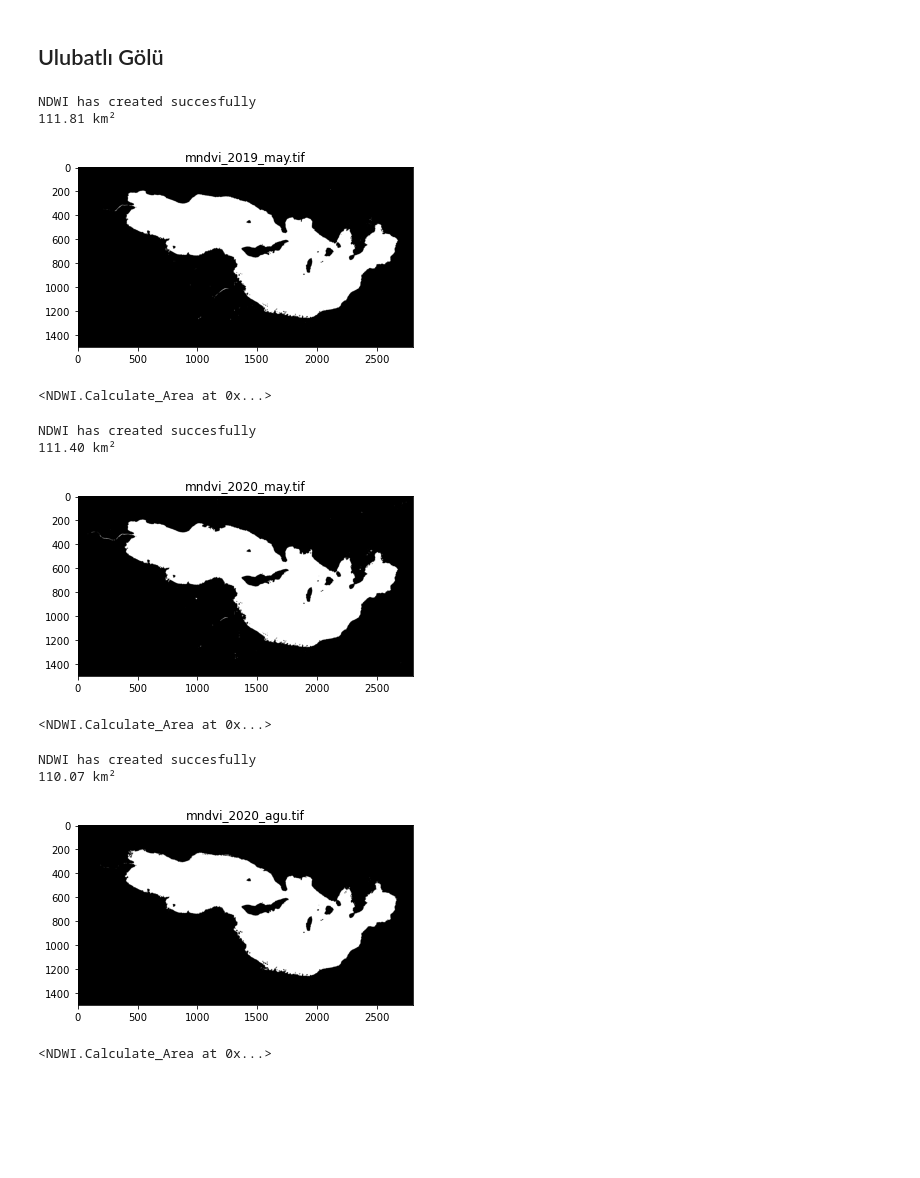
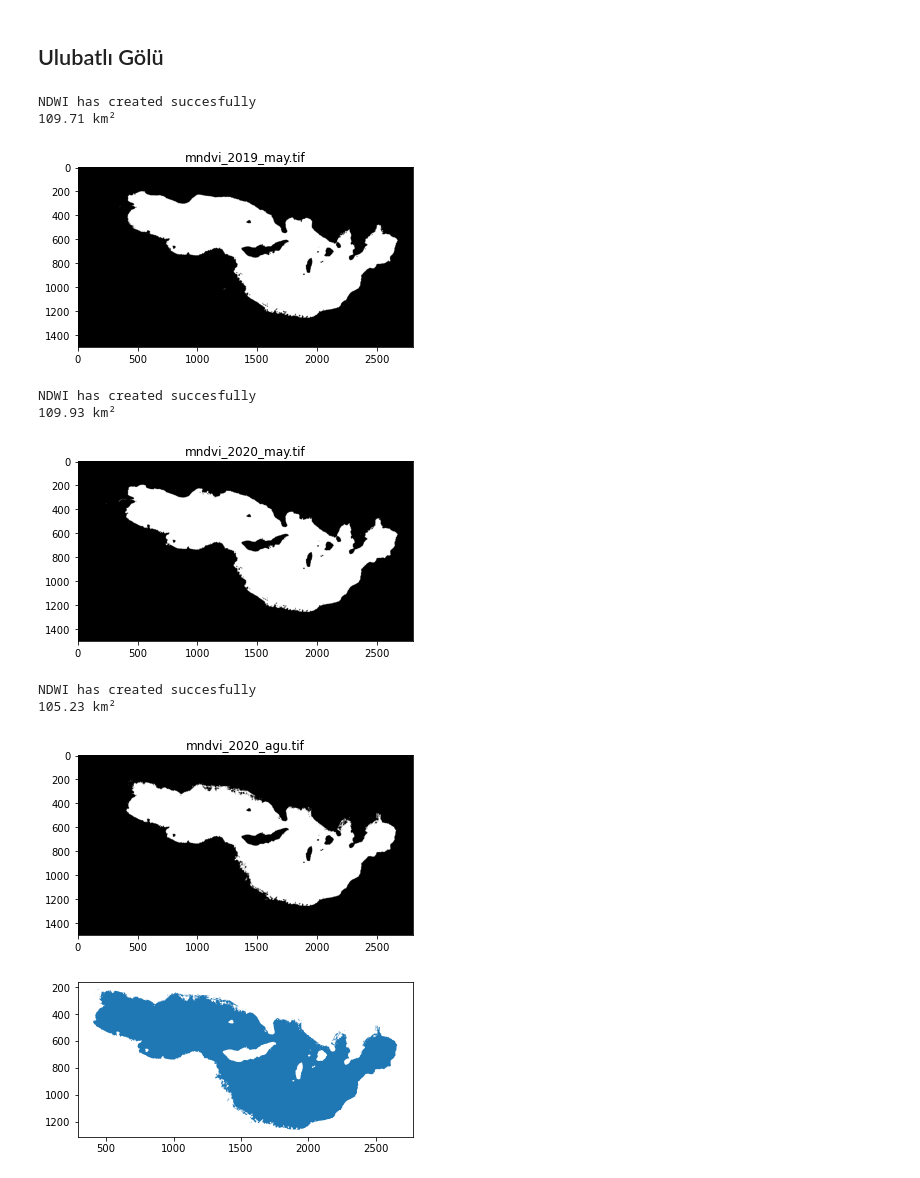
Before and after one commit to dagdelenvolkan/Extraction-Water-Areas-from-Sentinel-2A, a Jupyter notebook: example.ipynb, the cells around one changed output. Saved outputs shown, nothing was run; the diff lists cells and outputs as text; code cells hidden in the pictures; blank space fills up the shorter version.

```diff
--- a/example.ipynb
+++ b/example.ipynb
@@ -4,25 +4,26 @@
 import NDWI
 # %%
 NDWI.NDWI('T35TPE_20190530T084601_B03_10m.jp2', 'T35TPE_20190530T084601_B12_20m.jp2', 'mndvi_2019_may.tif')
-NDWI.Calculate_Area('mndvi_2019_may.tif')
+NDWI.Calculate_Area('mndvi_2019_may.tif').print_screen()
 # %% [output]
 NDWI has created succesfully
-111.81 km²
+109.71 km²
-[figure, old version]
+[figure, new version]
-<NDWI.Calculate_Area at 0x...>
 # %%
 NDWI.NDWI('T35TPE_20200524T084601_B03_10m.jp2', 'T35TPE_20200524T084601_B12_20m.jp2', 'mndvi_2020_may.tif')
-NDWI.Calculate_Area('mndvi_2020_may.tif')
+NDWI.Calculate_Area('mndvi_2020_may.tif').print_screen()
 # %% [output]
 NDWI has created succesfully
-111.40 km²
+109.93 km²
-[figure, old version]
+[figure, new version]
-<NDWI.Calculate_Area at 0x...>
 # %%
 NDWI.NDWI('T35TPE_20200812T084601_B03_10m.jp2', 'T35TPE_20200812T084601_B12_20m.jp2', 'mndvi_2020_agu.tif')
-NDWI.Calculate_Area('mndvi_2020_agu.tif')
+NDWI.Calculate_Area('mndvi_2020_agu.tif').print_screen()
 # %% [output]
 NDWI has created succesfully
-110.07 km²
+105.23 km²
-[figure, old version]
+[figure, new version]
-<NDWI.Calculate_Area at 0x...>
+# %%
+NDWI.Vectorize('mndvi_2020_agu.tif', 'mndvi_2020_agu.shp').show_vector()
+# %% [output]
+[figure, added]
```
Also changed, not shown: 1 other file.
